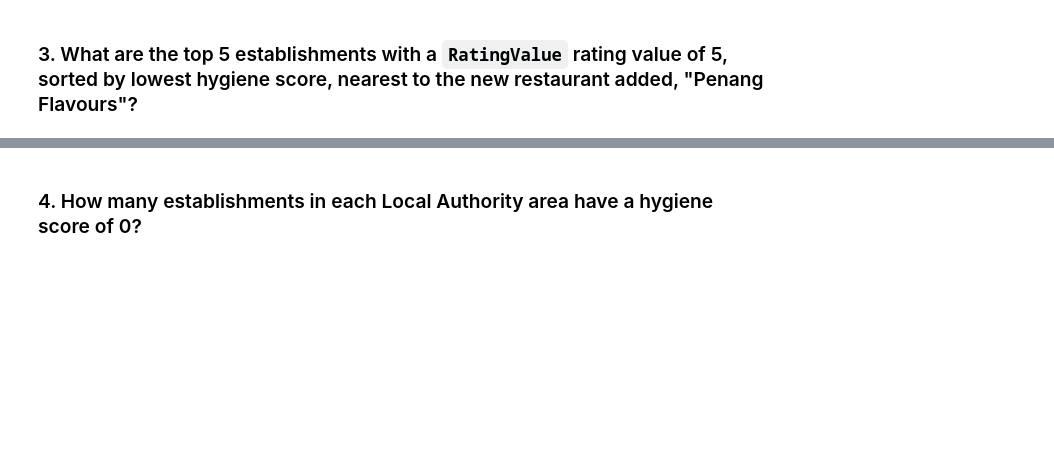
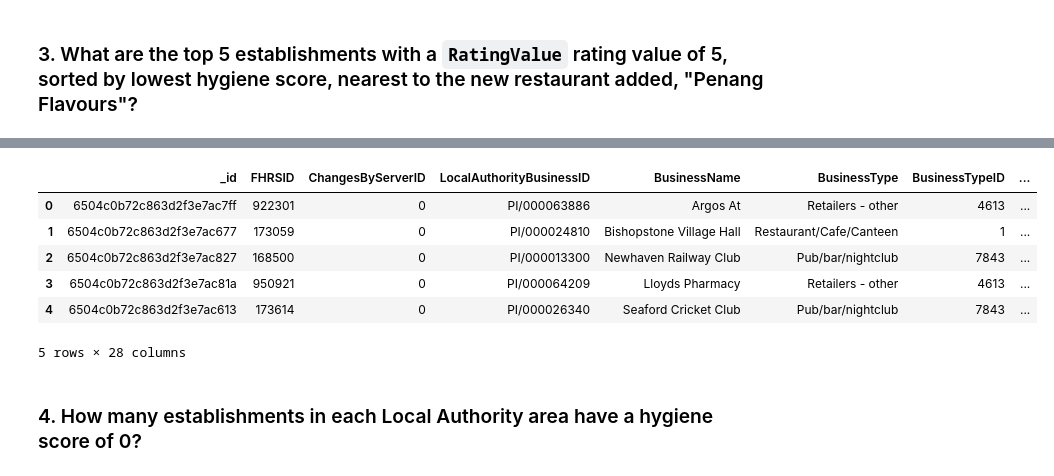
Before and after one commit to lorigirton/nosql-challenge, a Jupyter notebook: NoSQL_analysis.ipynb, the cells around one changed output, grey strips where cells are left out. Saved outputs shown, nothing was run; the diff lists cells and outputs as text; code cells hidden in the pictures; blank space fills up the shorter version.

```diff
--- a/NoSQL_analysis.ipynb
+++ b/NoSQL_analysis.ipynb
@@ -63,11 +143,22 @@ query =
 # Rating value must equal 5
 # Sort by hygiene score
 
+PF_restaurant = establishments.find_one({'BusinessName' : "Penang Flavours"})
 degree_search = 0.01
-latitude =
-longitude =
+# longitude = 0.08384000
+# latitude = 51.52026000
 
-query =
-sort =
+latitude = float (str(PF_restaurant['geocode']['latitude']))
+longitude = float(str(PF_restaurant['geocode']['longitude']))
+
+query = {
+    "geocode.latitude": {'$gte': latitude - degree_search},
+    "geocode.latitude": {'$lte': latitude + degree_search},
+    "geocode.longitude": {'$gte': longitude - degree_search},
+    "geocode.longitude": {'$lte': longitude + degree_search}
+    }
+sort = [('scores.Hygiene', 1)]
 
 # Print the results
+near_PF_rating_5 = list (establishments.find(query).sort(sort).limit(5))
+pprint(near_PF_rating_5)
@@ -74,5 +183,15 @@ sort =
 # %%
 # Convert result to Pandas DataFrame
+top_5_df = pd.DataFrame(near_PF_rating_5)
+top_5_df.head()
+# %% [output]
+|  | _id | FHRSID | ChangesByServerID | LocalAuthorityBusinessID | BusinessName | BusinessType | BusinessTypeID | ... |
+| 0 | 6504c0b72c863d2f3e7ac7ff | 922301 | 0 | PI/000063886 | Argos At | Retailers - other | 4613 | ... |
+| 1 | 6504c0b72c863d2f3e7ac677 | 173059 | 0 | PI/000024810 | Bishopstone Village Hall | Restaurant/Cafe/Canteen | 1 | ... |
+| 2 | 6504c0b72c863d2f3e7ac827 | 168500 | 0 | PI/000013300 | Newhaven Railway Club | Pub/bar/nightclub | 7843 | ... |
+| 3 | 6504c0b72c863d2f3e7ac81a | 950921 | 0 | PI/000064209 | Lloyds Pharmacy | Retailers - other | 4613 | ... |
+| 4 | 6504c0b72c863d2f3e7ac613 | 173614 | 0 | PI/000026340 | Seaford Cricket Club | Pub/bar/nightclub | 7843 | ... |
+5 rows × 28 columns
 # %% [markdown]
 ### 4. How many establishments in each Local Authority area have a hygiene score of 0?
 # %%
```
Also changed, not shown: parts of 9 cells of this notebook, 1 other file.
